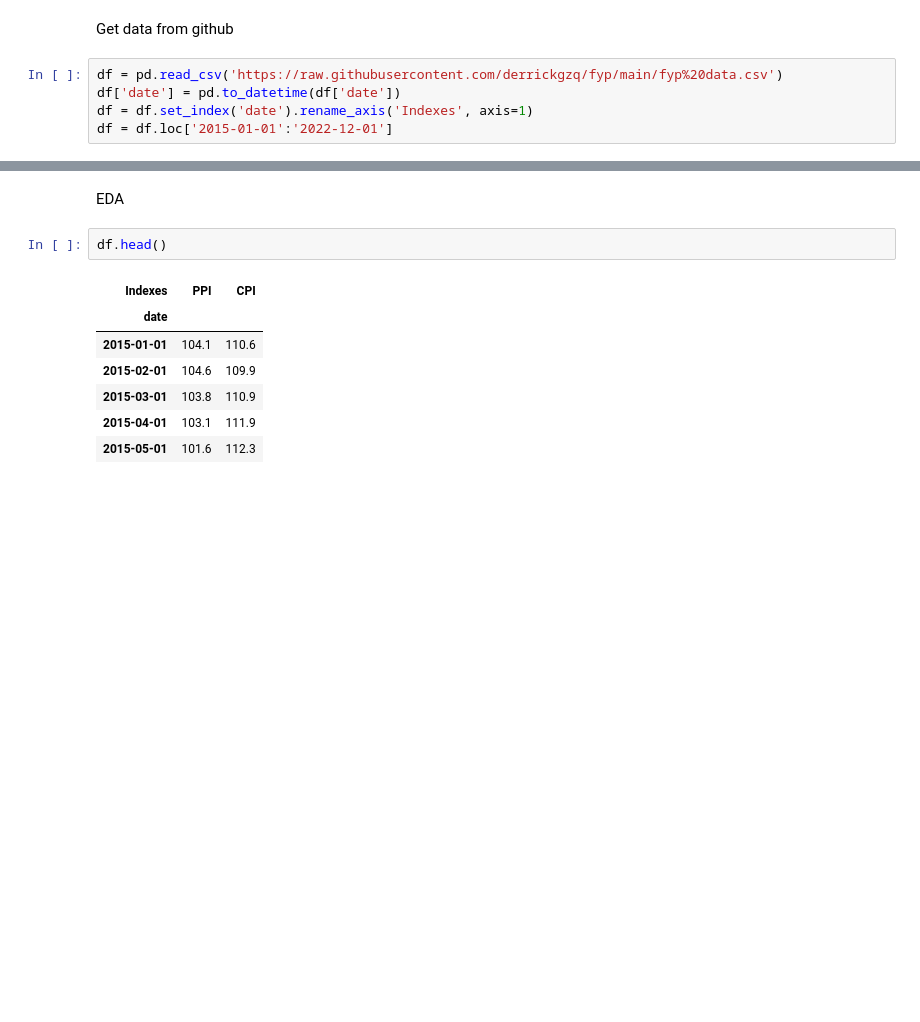
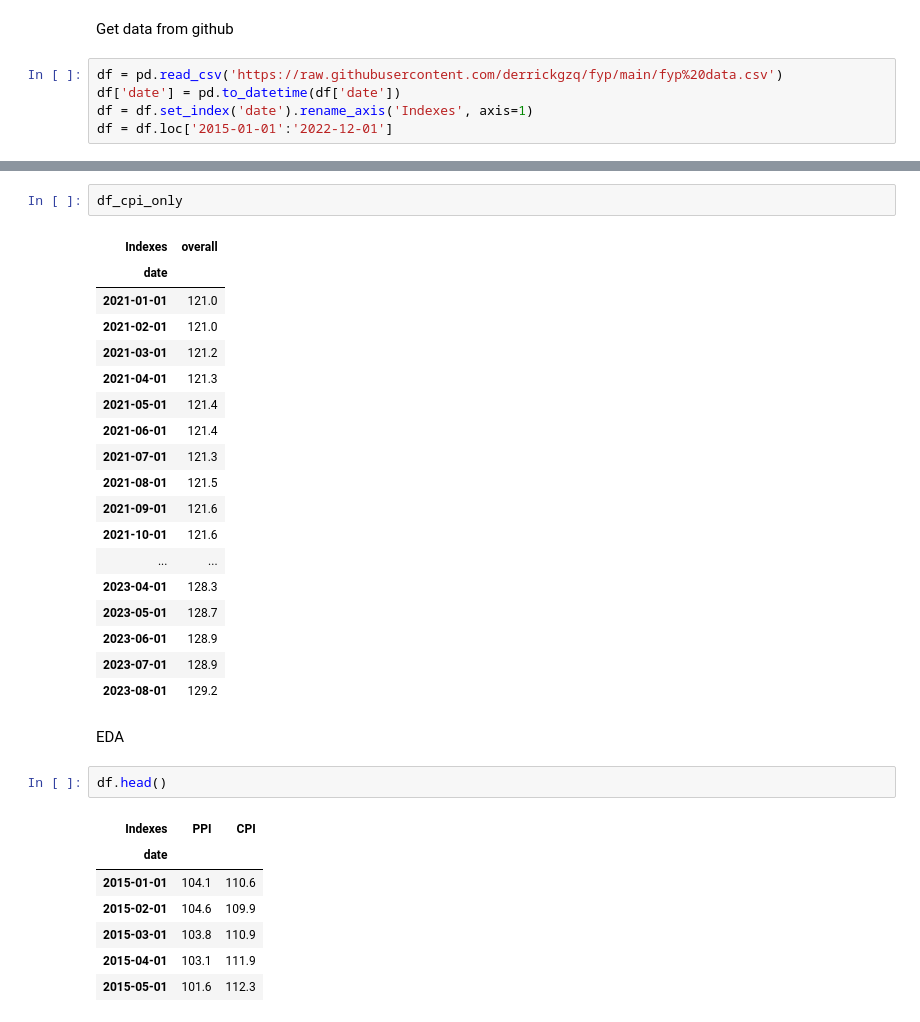
Before and after one commit to derrickgzq/fyp, a Jupyter notebook: fyp.ipynb, the cells around one changed output, grey strips where cells are left out. Drawn from its saved outputs; the diff is of its cells as text; blank space fills up the shorter version.

```diff
--- a/fyp.ipynb
+++ b/fyp.ipynb
@@ -24,3 +31,24 @@ df = df.loc['2015-01-01':'2022-12-01']
+# %%
+df_cpi_only
+# %% [output]
+| Indexes | overall |
+| date |  |
+| 2021-01-01 | 121.0 |
+| 2021-02-01 | 121.0 |
+| 2021-03-01 | 121.2 |
+| 2021-04-01 | 121.3 |
+| 2021-05-01 | 121.4 |
+| 2021-06-01 | 121.4 |
+| 2021-07-01 | 121.3 |
+| 2021-08-01 | 121.5 |
+| 2021-09-01 | 121.6 |
+| 2021-10-01 | 121.6 |
+| ... | ... |
+| 2023-04-01 | 128.3 |
+| 2023-05-01 | 128.7 |
+| 2023-06-01 | 128.9 |
+| 2023-07-01 | 128.9 |
+| 2023-08-01 | 129.2 |
 # %% [markdown]
 EDA
 # %%
```
Also changed, not shown: parts of 5 cells of this notebook.
